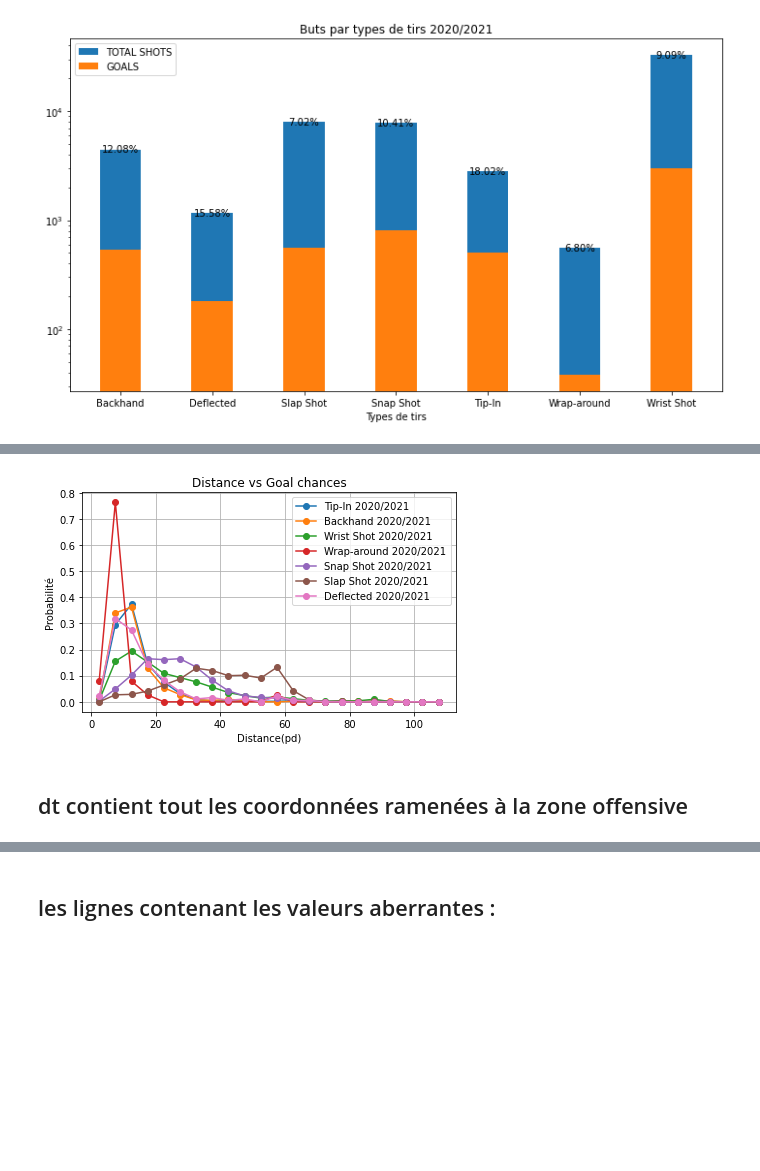
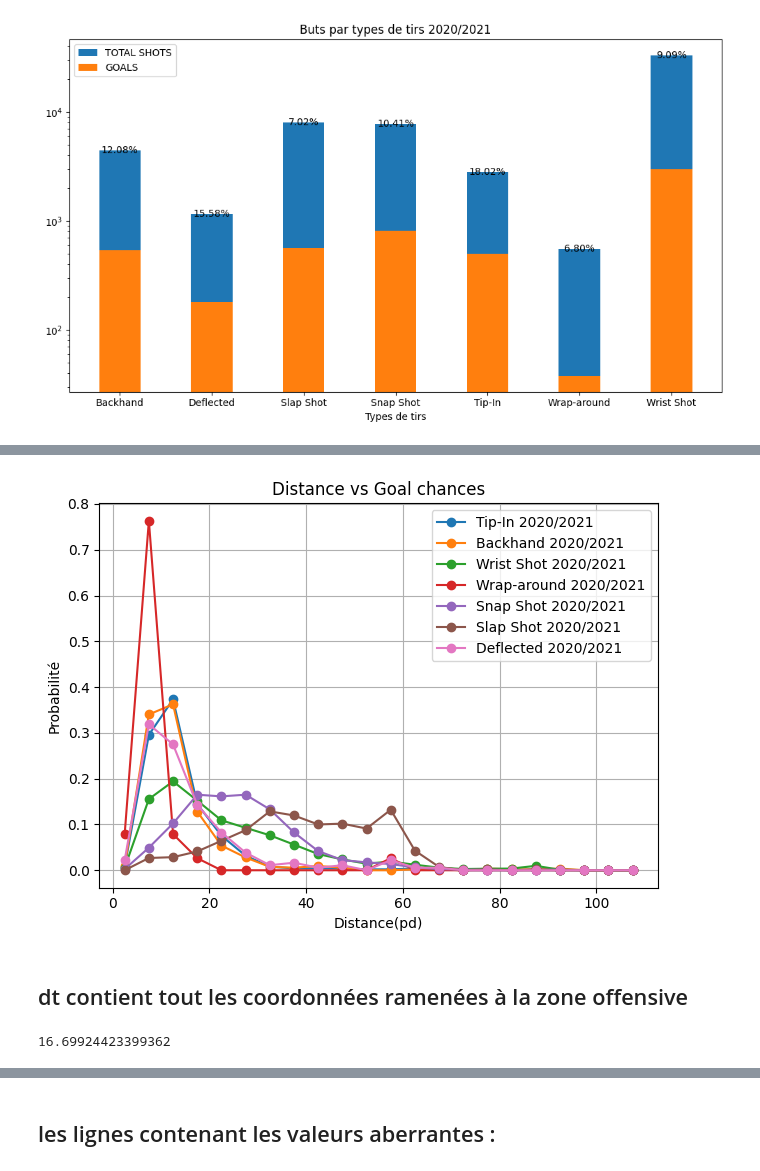
Before and after one commit to mathieupelo/ift6758-A08, a Jupyter notebook: notebooks/visualisation.ipynb, the cells around one changed output, grey strips where cells are left out. Drawn from its saved outputs; the diff is of its cells as text; code cells hidden in the pictures; blank space fills up the shorter version.

Commit message:
Run goal_rate plots

```diff
--- a/notebooks/visualisation.ipynb
+++ b/notebooks/visualisation.ipynb
@@ -33,7 +35,7 @@ Distance_goals(data_1, 2020)
 # %%
-Distance_goals_shots(data_1, 2020)
+visualisation.Distance_goals_shots(data_1, 2020)
 # %% [output]
-[figure, old version]
+[figure, new version]
 # %% [markdown]
 ## dt contient tout les coordonnées ramenées à la zone offensive
 # %%
@@ -40,0 +43,4 @@ data_2 = Offensive_coords(data_1)
+# %%
+np.rad2deg(np.arctan(3/10))
+# %% [output]
+16.69924423399362
```
Also changed, not shown: parts of 20 cells of this notebook.
